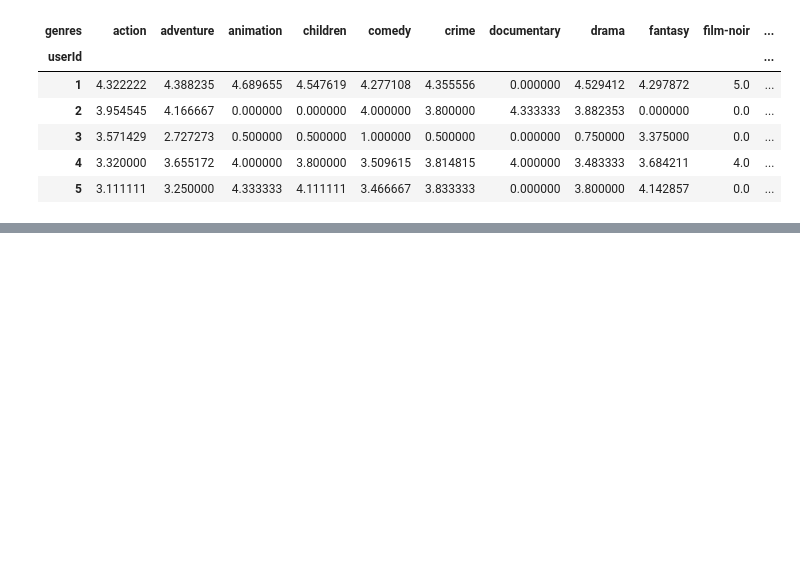
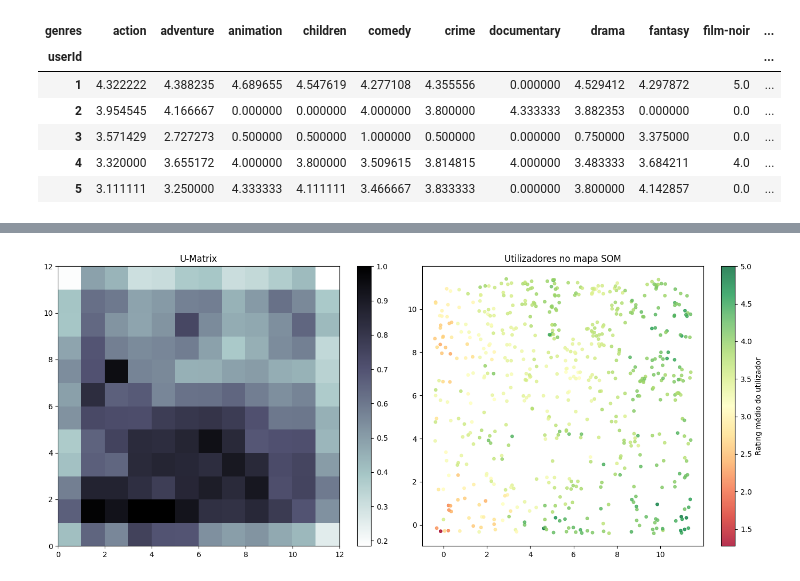
Before and after one commit to rafaelaferr04/ml-latest-small, a Jupyter notebook: ml-latest-small/Notebook_MovieLens.ipynb, the cells around one changed output, grey strips where cells are left out. Cells and saved outputs as stored; diff of their text form; code cells hidden in the pictures; blank space fills up the shorter version.

```diff
--- a/ml-latest-small/Notebook_MovieLens.ipynb
+++ b/ml-latest-small/Notebook_MovieLens.ipynb
@@ -710,0 +858,30 @@ print(f"Samples: {n_samples}, Features: {n_features}")
+# %%
+# Usar o avg_rating do utilizador como "label" de cor
+user_avg = ratings.groupby('userId')['rating'].mean()
+user_ids = user_genre_matrix.index
+color_values = user_avg.loc[user_ids].values   # um valor por utilizador
+
+winning_neurons = np.array([som.winner(x) for x in features])
+offset = np.random.uniform(-0.4, 0.4, size=winning_neurons.shape)
+winning_neurons = winning_neurons + offset
+
+fig, axes = plt.subplots(1, 2, figsize=(14, 6))
+
+# U-matrix
+p = axes[0].pcolor(som.distance_map().T, cmap='bone_r')
+fig.colorbar(p, ax=axes[0])
+axes[0].set_title('U-Matrix')
+
+# Scatter pintado por rating médio do utilizador
+sc = axes[1].scatter(
+    winning_neurons[:, 0],
+    winning_neurons[:, 1],
+    c=color_values, cmap='RdYlGn', s=15, alpha=0.8
+)
+fig.colorbar(sc, ax=axes[1], label='Rating médio do utilizador')
+axes[1].set_title('Utilizadores no mapa SOM')
+
+plt.tight_layout()
+plt.show()
+# %% [output]
+[figure, added]
```
Also changed, not shown: parts of 18 cells of this notebook.
